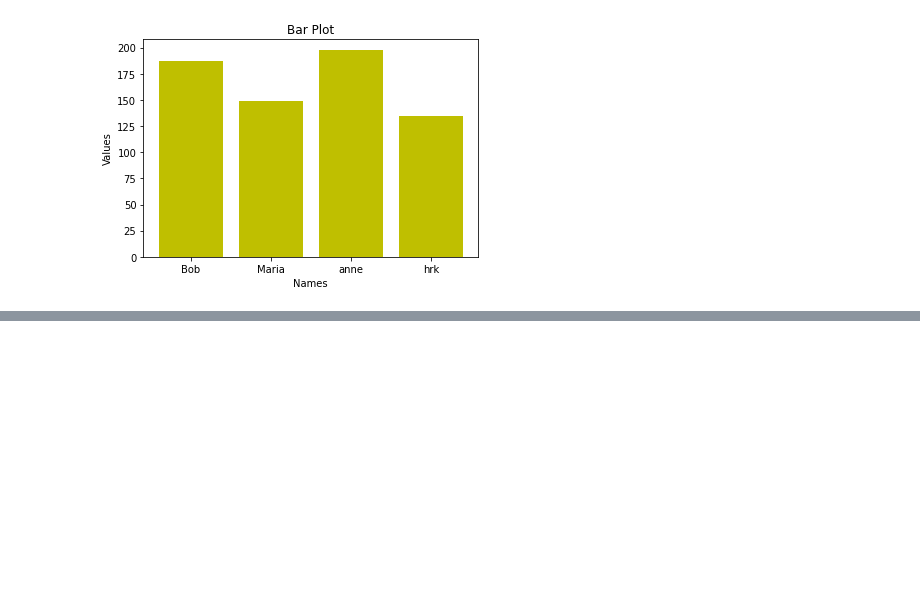
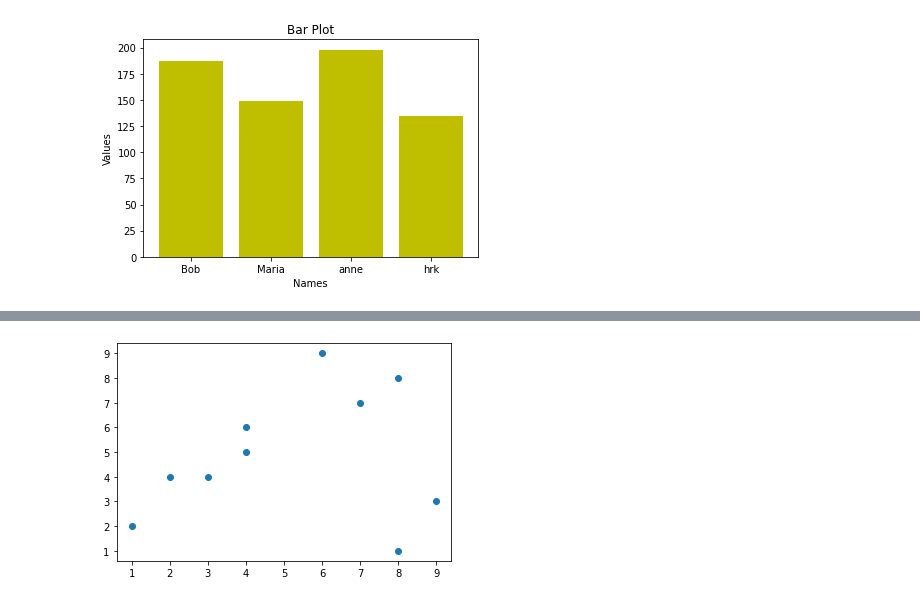
Before and after one commit to hrithikmallick/Basic_DataScience_learing, a Jupyter notebook: Matplotlib/matBasic.ipynb, the cells around one changed output, grey strips where cells are left out. Drawn from its saved outputs; the diff is of its cells as text; code cells hidden in the pictures; blank space fills up the shorter version.

```diff
--- a/Matplotlib/matBasic.ipynb
+++ b/Matplotlib/matBasic.ipynb
@@ -93,0 +104,8 @@ plt.show()
+# %%
+#scatter plot
+x=[4,7,8,6,3,4,8,1,9,2]
+y=[5,7,8,9,4,6,1,2,3,4]
+plt.scatter(x,y)
+plt.show()
+# %% [output]
+[figure, added]
```
Also changed, not shown: parts of 16 cells of this notebook, 4 other files.
